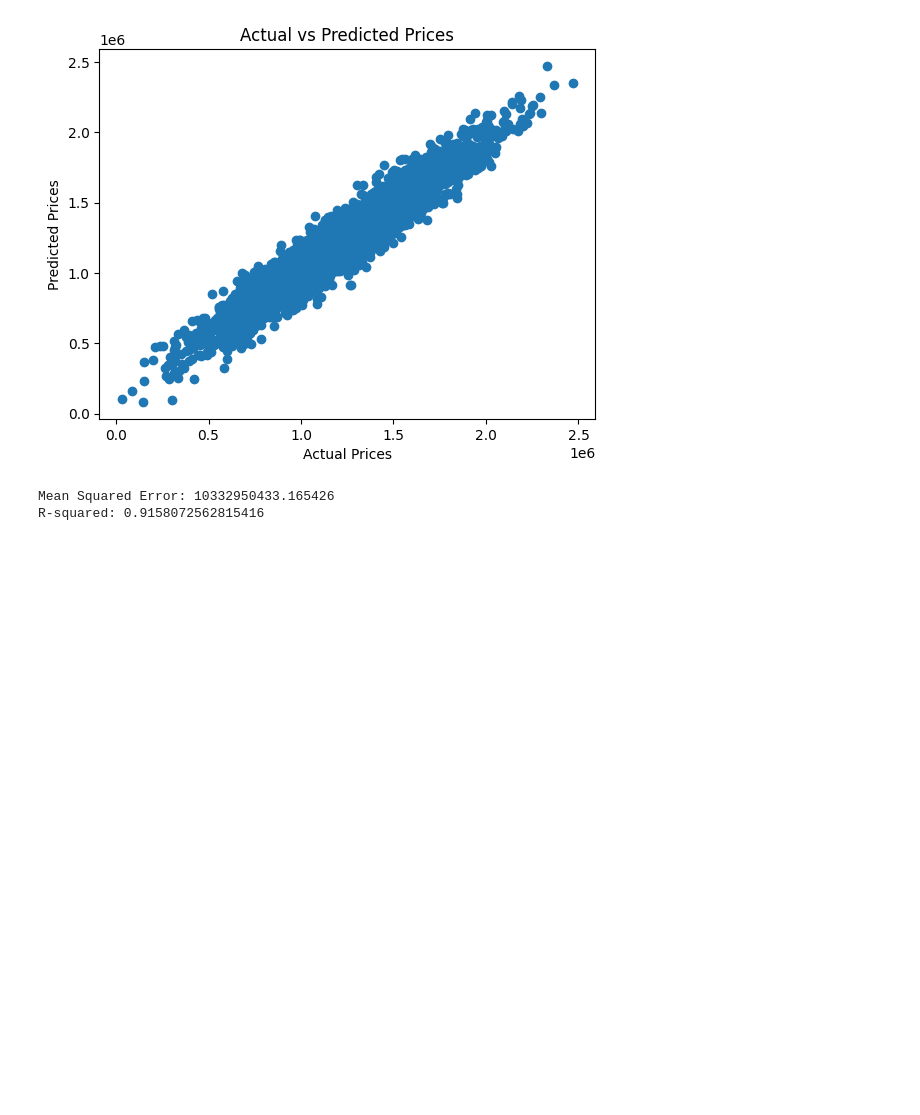
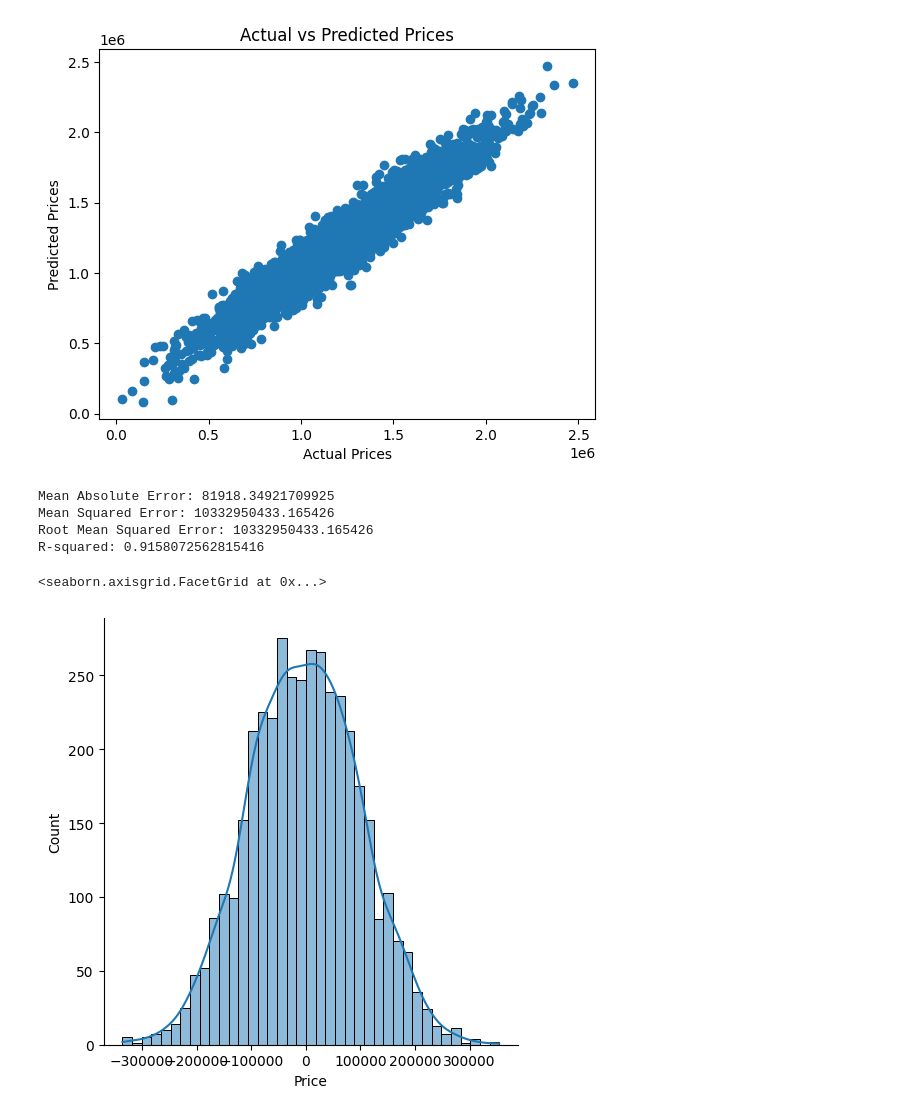
Before and after one commit to zumpious/learning_ml, a Jupyter notebook: algorithms/linear_regression/linear_regression.ipynb, the cells around one changed output. Saved outputs shown, nothing was run; the diff lists cells and outputs as text; code cells hidden in the pictures; blank space fills up the shorter version.

```diff
--- a/algorithms/linear_regression/linear_regression.ipynb
+++ b/algorithms/linear_regression/linear_regression.ipynb
@@ -120,13 +122,26 @@ plt.show()
 # %% [output]
 [figure]
 # %%
-from sklearn.metrics import mean_squared_error, r2_score
+from sklearn.metrics import mean_squared_error, r2_score, mean_absolute_error, root_mean_squared_error
+
+mae = mean_absolute_error(y_test, y_pred)
+print(f"Mean Absolute Error: {mae}")
 
 mse = mean_squared_error(y_test, y_pred)
 print(f"Mean Squared Error: {mse}")
 
+rmse = root_mean_squared_error(y_test, y_pred)
+print(f"Root Mean Squared Error: {mse}")
+
 r2 = r2_score(y_test, y_pred)
 print(f"R-squared: {r2}")
 # %% [output]
+Mean Absolute Error: 81918.34921709925
 Mean Squared Error: 10332950433.165426
+Root Mean Squared Error: 10332950433.165426
 R-squared: 0.9158072562815416
+# %%
+sns.displot(y_test - y_pred, kde=True) #show our model performs well
+# %% [output]
+<seaborn.axisgrid.FacetGrid at 0x...>
+[figure, added]
```
Also changed, not shown: parts of 2 cells of this notebook, 1 other file.
